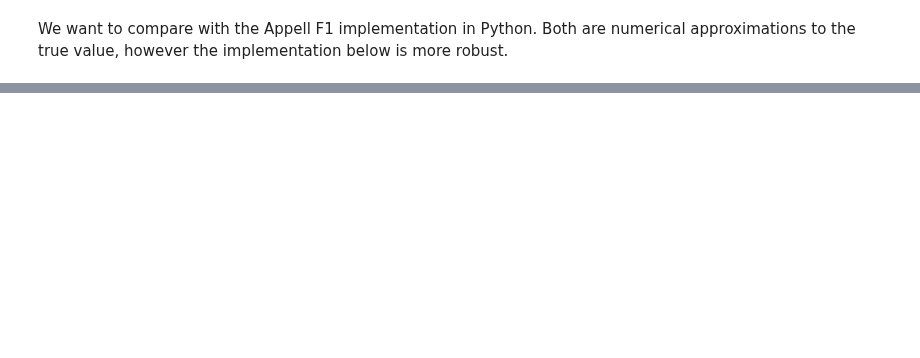
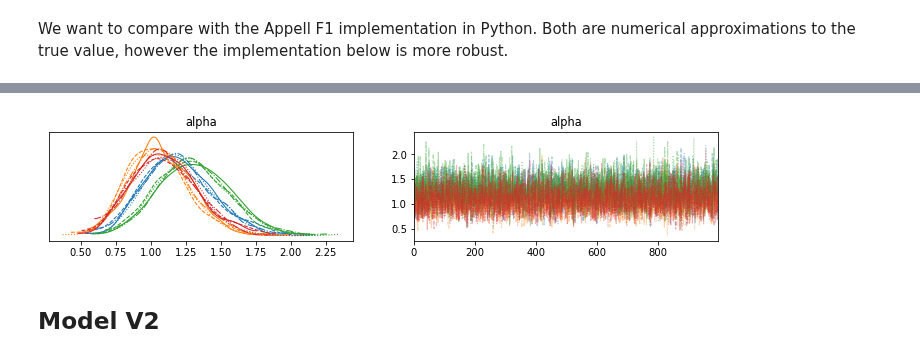
Before and after one commit to lucasmoschen/bivariate-beta, a Jupyter notebook: notebooks/integration_stan.ipynb, the cells around one changed output, grey strips where cells are left out. Cells and saved outputs as stored; diff of their text form; code cells hidden in the pictures; blank space fills up the shorter version.

```diff
--- a/notebooks/integration_stan.ipynb
+++ b/notebooks/integration_stan.ipynb
@@ -132,0 +93,9 @@ Generating data.
+# %%
+stanfile1 = os.path.join('..', 'scripts', 'stan', 'bivariate-beta-model-v1.stan')
+model_v1 = CmdStanModel(stan_file=stanfile1, cpp_options={'STAN_THREADS':'true'})
+
+stanfile2 = os.path.join('..', 'scripts', 'stan', 'bivariate-beta-model-v2.stan')
+model_v2 = CmdStanModel(stan_file=stanfile2, cpp_options={'STAN_THREADS':'true'})
+
+stanfile3 = os.path.join('..', 'scripts','stan', 'bivariate-beta-model-v3.stan')
+model_v3 = CmdStanModel(stan_file=stanfile3, cpp_options={'STAN_THREADS':'true'})
@@ -133,12 +110,24 @@ Generating data.
 # %%
-alpha = np.array([1,1,1,1])
+true_alpha = np.array([1,1,1,1])
 n = 50
-U = np.random.dirichlet(alpha, size=n)
+U = np.random.dirichlet(true_alpha, size=n)
 X = U[:,0] + U[:,1]
 Y = U[:,0] + U[:,2]
 XY = np.column_stack([X,Y])
 
+# Gamma hyperparameters
 a = np.array([1,1,1,1])
-b = np.array([1,1,1,1])
+b = 0.1*np.array([1,1,1,1])
 
-data = {'n': n, 'xy': XY, 'a': a, 'b': b, 'tolerance': 1e-8}
+# bojum prior
+m = -0.9
+r = b
+
+# uniform-exponential prior
+p = 0.5*np.ones(4)
+lambd = np.ones(4)
+c = 100*np.ones(4)
+
+data = {'n': n, 'xy': XY,
+        'prior_alpha': 1, 'a': a, 'b': b, 'm': m, 'r': r, 'p': p, 'lambda': lambd, 'c': c,
+        'tolerance': 1e-8}
@@ -190,0 +136,2 @@ Draws: 4000)
+# %%
+model_fit_v1 = model_v1.sample(data=data, chains=4, iter_sampling=1000)
@@ -190,0 +174,9 @@ Draws: 4000)
+# %%
+inf_data = az.from_cmdstanpy(model_fit_v1)
+# %%
+az.plot_trace(inf_data)
+plt.show()
+# %% [output]
+[figure, added]
+# %% [markdown]
+## Model V2
```
Also changed, not shown: parts of 38 cells of this notebook.
